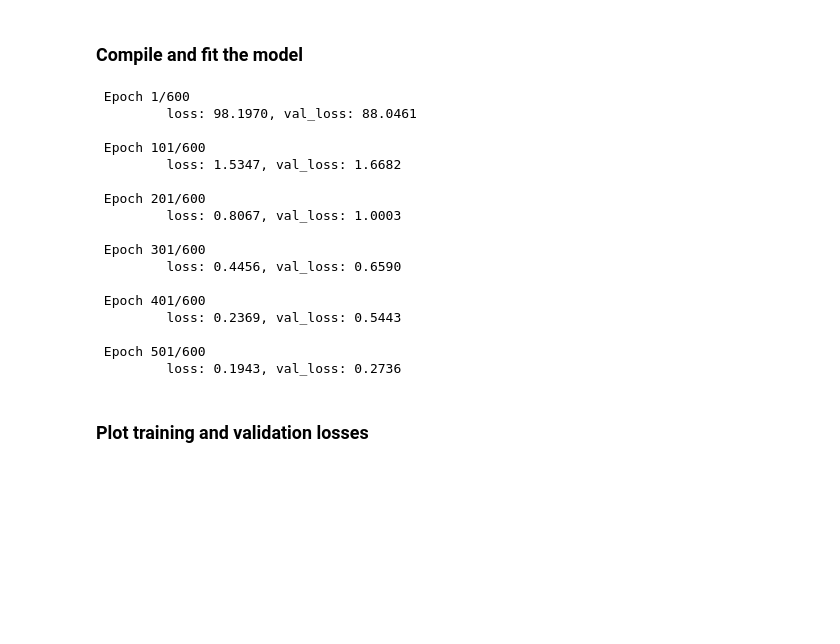
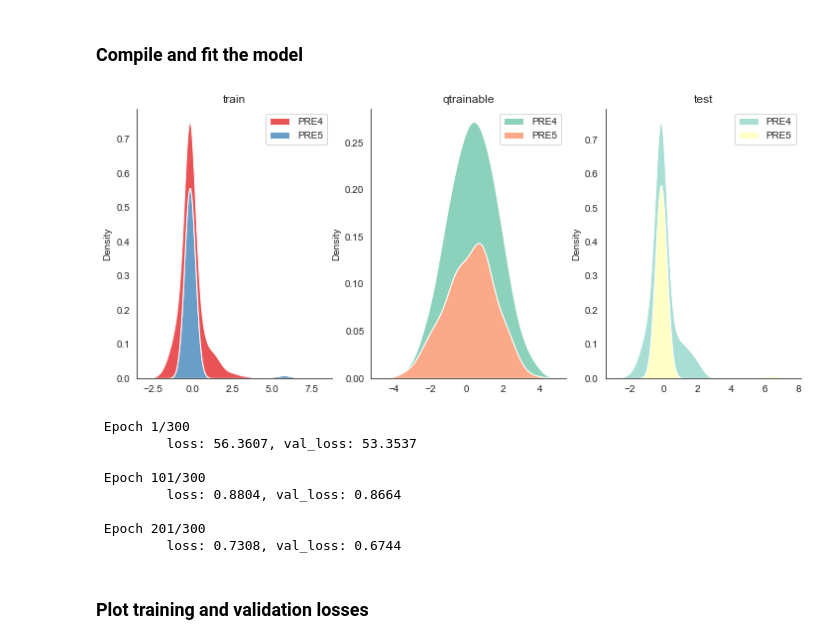
Before and after one commit to kgkeklikci/Normalizing-Flows, a Jupyter notebook: beta-vae-normalizing-flows/thoracic-surgery/beta-vae-maf-thoracic-surgery_v1.1.ipynb, the cells around one changed output. Saved outputs shown, nothing was run; the diff lists cells and outputs as text; code cells hidden in the pictures; blank space fills up the shorter version.

```diff
--- a/beta-vae-normalizing-flows/thoracic-surgery/beta-vae-maf-thoracic-surgery_v1.1.ipynb
+++ b/beta-vae-normalizing-flows/thoracic-surgery/beta-vae-maf-thoracic-surgery_v1.1.ipynb
@@ -237,9 +231,20 @@ X_train[keepdims[1:]] = X_train[keepdims[1:]].astype(np.float32)
 X_test[keepdims[1:]] = X_test[keepdims[1:]].astype(np.float32)
 # %%
 X_train.drop(['DGN', 'Risk1Yr'],axis=1,inplace=True)
+# %%
+samples = pd.DataFrame(prior.sample(X_train_copy.shape[0]).numpy(), columns=keepdims[1:])
+f, axs = plt.subplots(1, 3, figsize=(12,5))
+sns.kdeplot(data=pd.DataFrame(X_train_copy.drop(['DGN', 'Risk1Yr'], axis=1), columns=['PRE4','PRE5']), ax=axs[0], multiple="stack", palette='Set1').set_title('train')
+sns.kdeplot(data=samples, ax=axs[1], multiple="stack", palette='Set2').set_title('qtrainable')
+sns.kdeplot(data=pd.DataFrame(X_test_copy.drop('DGN', axis=1), columns=['PRE4','PRE5']), ax=axs[2], multiple="stack", palette='Set3').set_title('test')
+f = f.get_figure()
+sns.despine()
+f.savefig(os.getcwd() + '/maf-results/shift-scale/p.jpeg')
+# %% [output]
+[figure, added]
 # %%
 optimizer = Adam(learning_rate=3e-4)
-epochs = 600
+epochs = 300
 epoch_callback = LambdaCallback(on_epoch_end=lambda epoch, logs: print('\n Epoch {}/{}'.format(epoch+1, epochs, logs),
                                                                        '\n\t ' + (': {:.4f}, '.join(logs.keys()) + ': {:.4f}').format(*logs.values()))
                                 if epoch % 100 == 0 else False
@@ -256,23 +261,14 @@ history = vae.fit(X_train,
                   callbacks=[epoch_callback]
                  )
 # %% [output]
- Epoch 1/600
-         loss: 98.1970, val_loss: 88.0461
+ Epoch 1/300
+         loss: 56.3607, val_loss: 53.3537
 
- Epoch 101/600
-         loss: 1.5347, val_loss: 1.6682
+ Epoch 101/300
+         loss: 0.8804, val_loss: 0.8664
 
- Epoch 201/600
-         loss: 0.8067, val_loss: 1.0003
-
- Epoch 301/600
-         loss: 0.4456, val_loss: 0.6590
-
- Epoch 401/600
-         loss: 0.2369, val_loss: 0.5443
-
- Epoch 501/600
-         loss: 0.1943, val_loss: 0.2736
+ Epoch 201/300
+         loss: 0.7308, val_loss: 0.6744
 # %% [markdown]
 ### Plot training and validation losses
 # %%
```
Also changed, not shown: parts of 15 cells of this notebook, 2 other files.
